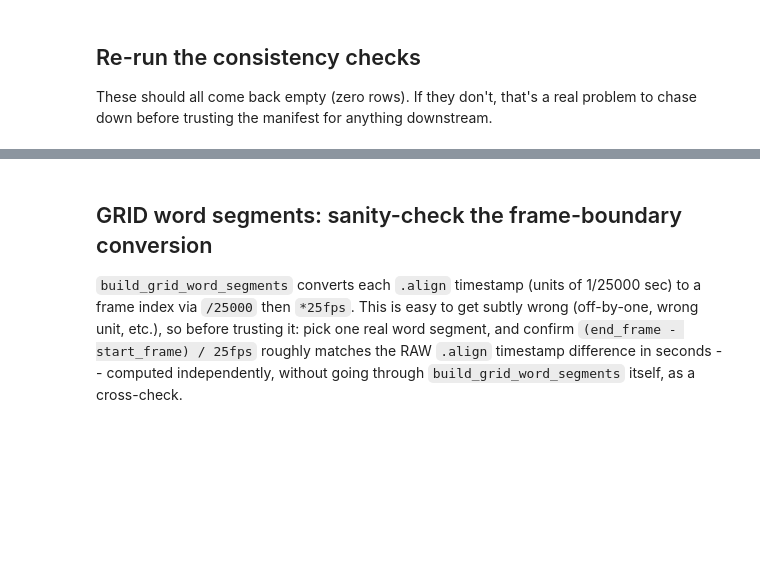
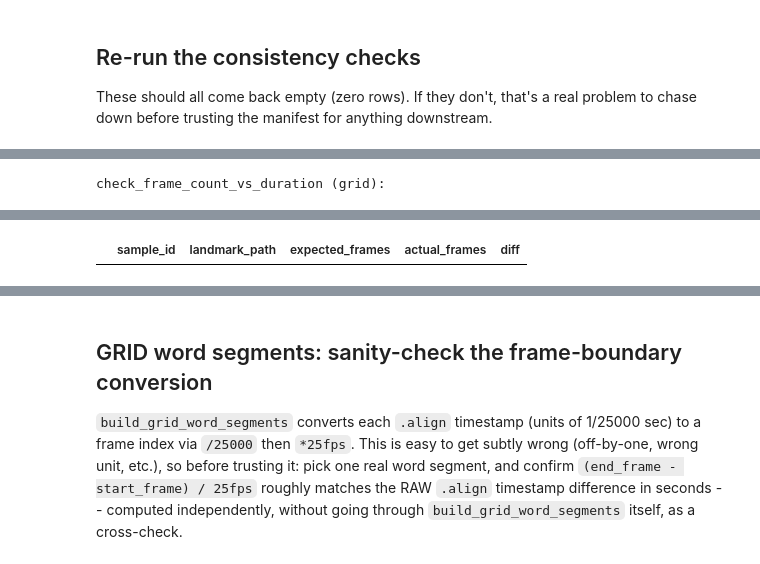
Before and after one commit to azariasabera/fusion-avsr, a Jupyter notebook: notebooks/01_verify_manifests.ipynb, the cells around one changed output, grey strips where cells are left out. Cells and saved outputs as stored; diff of their text form; code cells hidden in the pictures; blank space fills up the shorter version.

```diff
--- a/notebooks/01_verify_manifests.ipynb
+++ b/notebooks/01_verify_manifests.ipynb
@@ -80,5 +163,6 @@ lrs3_trainval_manifest.head()
 # %%
 grid_manifest = build_grid_manifest(
-    GRID_ROOT, GRID_LANDMARKS_ROOT, AUDIO_OUTPUT_DIR, limit=LIMIT,
-)
-grid_manifest.head()
+    GRID_ROOT, GRID_LANDMARKS_ROOT, AUDIO_OUTPUT_DIR, output_csv="grid_manifest.csv")#, limit=LIMIT)
+print(grid_manifest.shape)
+print()
+print(grid_manifest.head(2))
@@ -89,0 +202,3 @@ mattymchen_manifest.head()
+# %%
+grid_manifest = clean_manifest(grid_manifest, log_path="grid_dropped_clips.log")
+print(grid_manifest.shape)
@@ -116,0 +295,9 @@ display(check_frame_count_vs_duration(grid_manifest))
+# %%
+print("check_frame_count_vs_duration (grid):")
+display(check_frame_count_vs_duration(grid_manifest, tolerance_frames=3))
+#problems = check_frame_count_vs_duration(grid_manifest)
+
+#display(problems.head())
+#display(problems["diff"].value_counts().sort_index())
+# %% [output]
+check_frame_count_vs_duration (grid):
@@ -117,3 +305,4 @@ display(check_frame_count_vs_duration(grid_manifest))
+|  | sample_id | landmark_path | expected_frames | actual_frames | diff |
 # %%
 print("check_video_fps (lrs3_trainval):")
 display(check_video_fps(lrs3_trainval_manifest))
```
Also changed, not shown: parts of 29 cells of this notebook, 4 other files.
